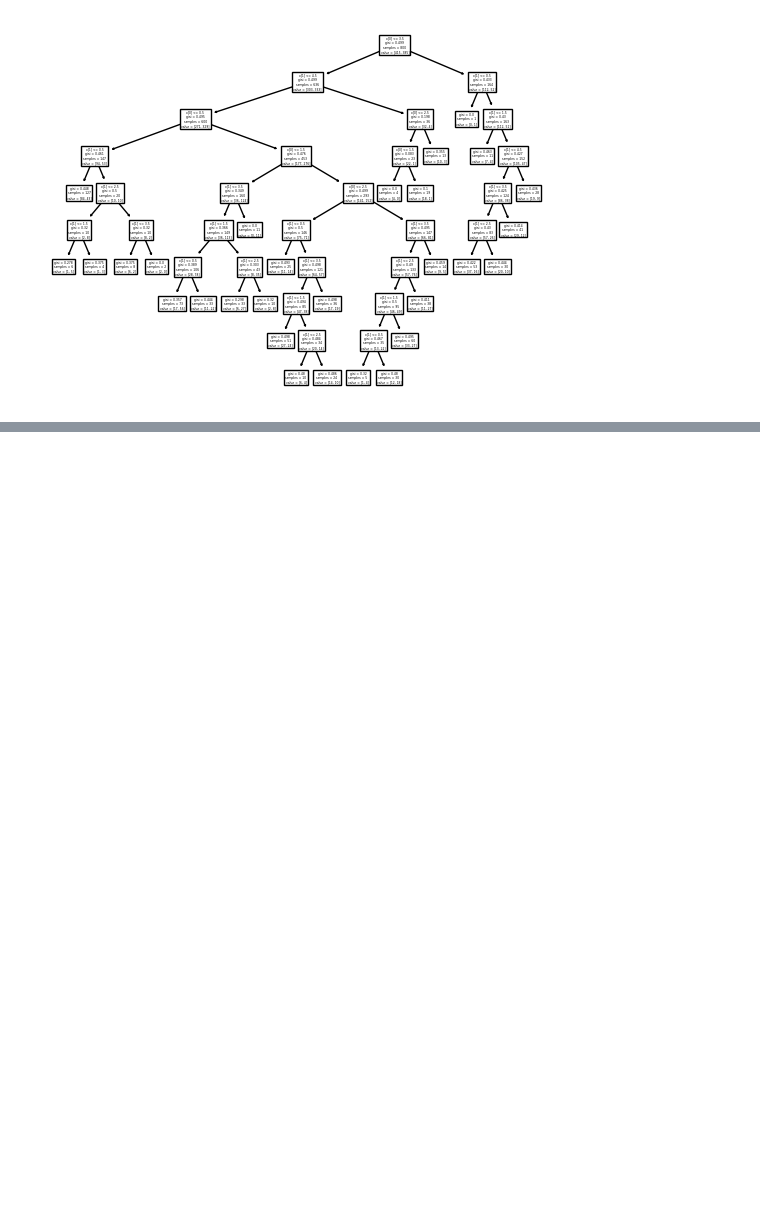
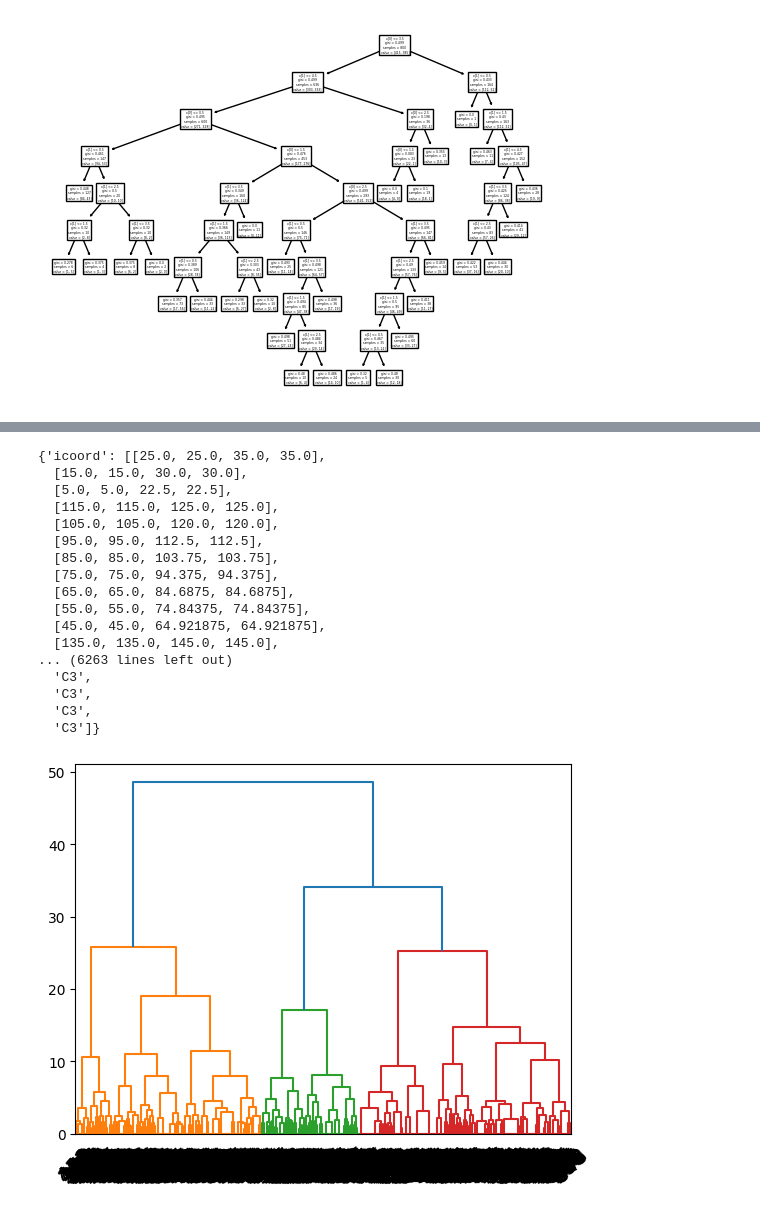
Before and after one commit to ddatnguyen97/Bike-Buyers, a Jupyter notebook: Bike Buyers.ipynb, the cells around one changed output, grey strips where cells are left out. Saved outputs shown, nothing was run; the diff lists cells and outputs as text; code cells hidden in the pictures; blank space fills up the shorter version.

Commit message:
KNN & Dendrogram

```diff
--- a/Bike Buyers.ipynb
+++ b/Bike Buyers.ipynb
@@ -393,0 +452,40 @@ For k=26, Silhouette Score: 0.5436
+# %%
+#DEDROGRAM
+selectedColumn = [
+                  'Children',
+                  'Age',
+                  'Income',
+                  'Cars',
+                 ]
+
+selectedData = df[selectedColumn]
+
+
+scaler = StandardScaler()
+
+scaledData = scaler.fit_transform(selectedData)
+
+scaledDataFrame = pd.DataFrame(scaledData, columns=selectedColumn)
+
+linkageMatrix = linkage(scaledDataFrame, method='ward', metric='euclidean')
+
+dendrogram(linkageMatrix, p=12, leaf_rotation=45, leaf_font_size=15, show_contracted=True)
+# %% [output]
+{'icoord': [[25.0, 25.0, 35.0, 35.0],
+  [15.0, 15.0, 30.0, 30.0],
+  [5.0, 5.0, 22.5, 22.5],
+  [115.0, 115.0, 125.0, 125.0],
+  [105.0, 105.0, 120.0, 120.0],
+  [95.0, 95.0, 112.5, 112.5],
+  [85.0, 85.0, 103.75, 103.75],
+  [75.0, 75.0, 94.375, 94.375],
+  [65.0, 65.0, 84.6875, 84.6875],
+  [55.0, 55.0, 74.84375, 74.84375],
+  [45.0, 45.0, 64.921875, 64.921875],
+  [135.0, 135.0, 145.0, 145.0],
+... (6263 lines left out)
+  'C3',
+  'C3',
+  'C3',
+  'C3']}
+[figure, added]
```
Also changed, not shown: parts of 6 cells of this notebook.
